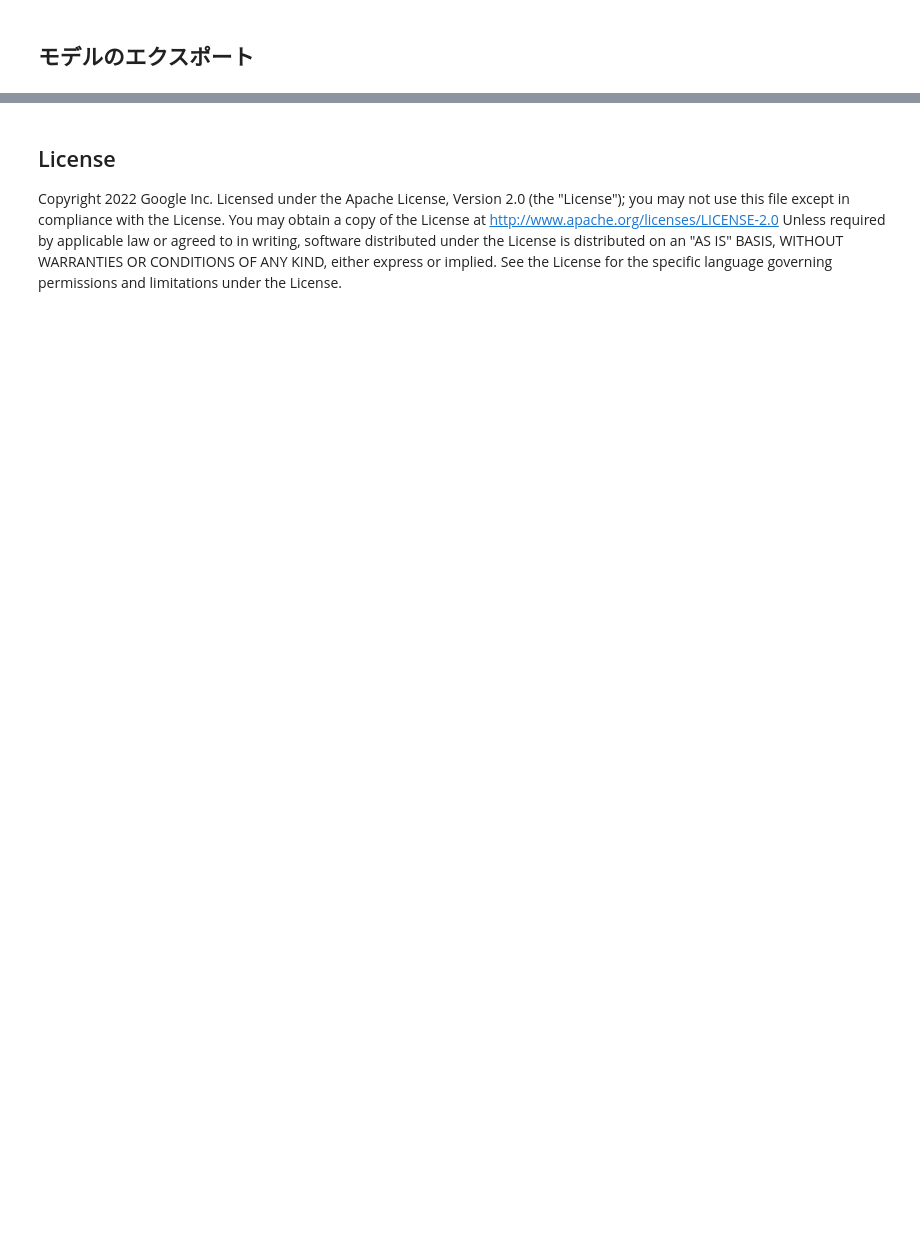
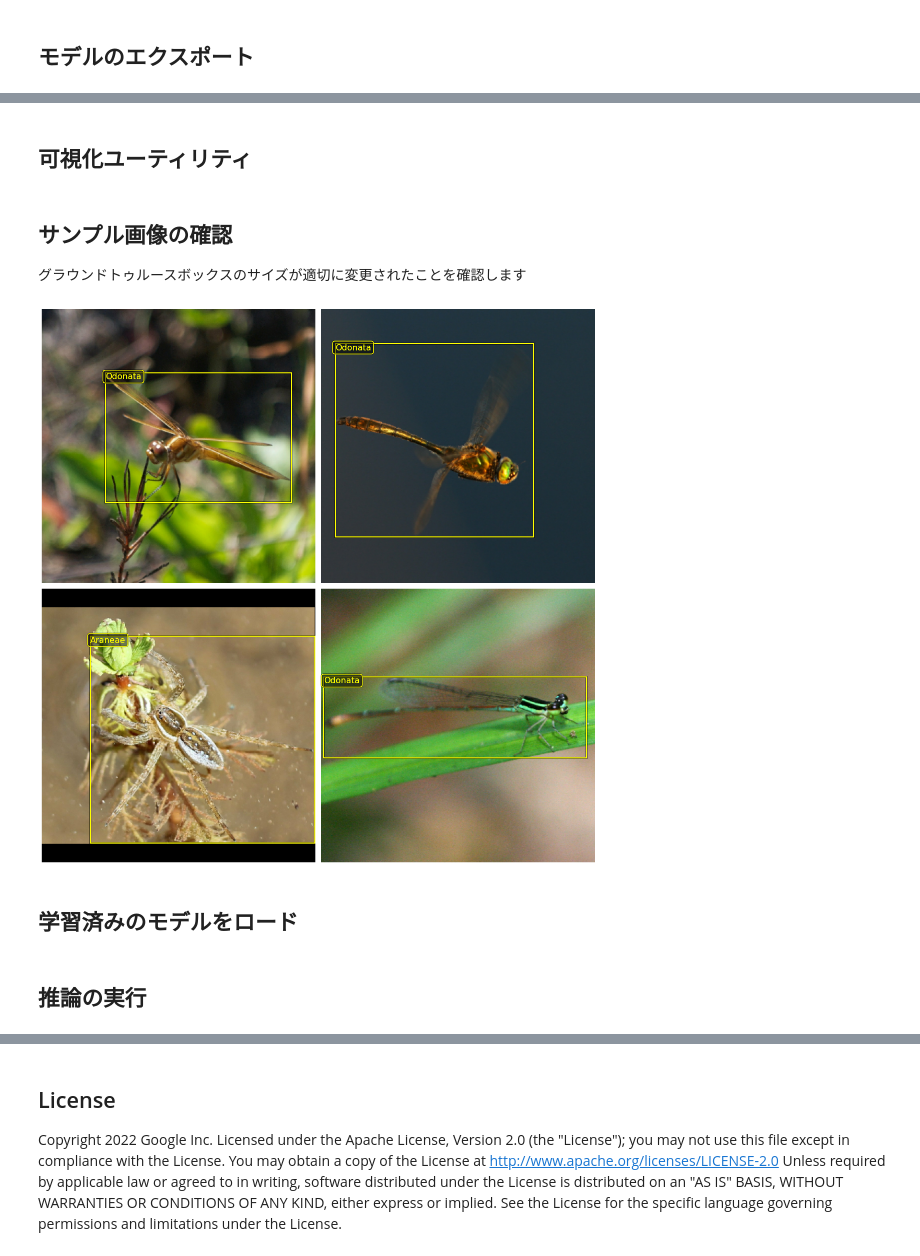
Before and after one commit to takumiohym/practical-ml-vision-book-ja, a Jupyter notebook: 04_detect_segment/04ab_retinanet_arthropods_train.ipynb, the cells around one changed output, grey strips where cells are left out. Cells and saved outputs as stored; diff of their text form; code cells hidden in the pictures; blank space fills up the shorter version.

```diff
--- a/04_detect_segment/04ab_retinanet_arthropods_train.ipynb
+++ b/04_detect_segment/04ab_retinanet_arthropods_train.ipynb
@@ -75,8 +75,6 @@ MODEL_DIR = MODEL_ARTIFACT_BUCKET + str(int(time.time()))
 # %% [markdown]
 ## TPU/GPU検出
 # %%
-strategy = tf.distribute.get_strategy()
-
 try: # detect TPUs
     tpu = tf.distribute.cluster_resolver.TPUClusterResolver.connect()
     strategy = tf.distribute.TPUStrategy(tpu)
@@ -109,7 +127,8 @@ INFO:tensorflow:*** Num TPU Workers: 1
 # %%
 TRAIN_DATA_PATH_PATTERN = 'gs://practical-ml-vision-book/arthropod_detection_tfr/size_w1024px/*.train.tfrec'
 VALID_DATA_PATH_PATTERN = 'gs://practical-ml-vision-book/arthropod_detection_tfr/size_w1024px/*.test.tfrec'
-SPINET_MOBILE_CHECKPOINT = 'gs://practical-ml-vision-book/arthropod_detection_tfr/spinenet_mobile_checkpoint/'
+
+SPINET_MOBILE_CHECKPOINT = f'gs://{BUCKET}/ckpt/ckpt-277200'
 
 BATCH_SIZE = 32 * strategy.num_replicas_in_sync
 
@@ -118,19 +137,6 @@ EPOCHS = 80
 RAW_CLASSES = ['Lepidoptera', 'Hymenoptera', 'Hemiptera', 'Odonata', 'Diptera', 'Araneae', 'Coleoptera',
                '_truncated', '_blurred', '_occluded', ]
 CLASSES = [klass for klass in RAW_CLASSES if klass not in ['_truncated', '_blurred', '_occluded']]
-
-# Lepidoptera = butterfies and moths
-# Hymenoptera = wasps, bees and ants
-# Hemiptera = true bugs (cicadas, aphids, shield bugs, ...)
-# Odonata = dragonflies
-# Diptera = fies
-# Araneae = spiders
-# Coleoptera = beetles
-
-# NOT IN DATASET
-# Orthoptera = grasshoppers
-
-print("Model dir:", MODEL_DIR)
 # %% [markdown]
 ## データファイルのロード
 データセットはすでにTFRecord形式で準備されています。<br/>
@@ -174,0 +204,4 @@ Global batch size: 256
+# %%
+if type(strategy) == tf.distribute.TPUStrategy:
+    params.runtime.distribution_strategy = 'tpu'
+    params.runtime.tpu = tpu.get_master()
@@ -344,0 +577,11 @@ print(f'saved model path: {MODEL_DIR}/saved_model')
+# %%
+DATA_PATH_PATTERN = 'gs://practical-ml-vision-book/arthropod_detection_tfr/size_w1024px/*test.tfrec'
+
+filenames = tf.io.gfile.glob(DATA_PATH_PATTERN)
+dataset = load_tfrecord_dataset(filenames)
+dataset = dataset.map(resize_and_crop_image_and_boxes)
+dataset = dataset.shuffle(100)
+dataset = dataset.apply(tf.data.experimental.dense_to_ragged_batch(4))
+dataset_iterator = iter(dataset)
+# %% [markdown]
+## 可視化ユーティリティ
@@ -344,0 +637,17 @@ print(f'saved model path: {MODEL_DIR}/saved_model')
+# %% [markdown]
+## サンプル画像の確認
+グラウンドトゥルースボックスのサイズが適切に変更されたことを確認します
+# %%
+# you can run this entire section multiple times to load and predict on new images
+
+# sample images
+image_tensor, source_ids, ground_truth_boxes, labels = next(dataset_iterator)
+images = [im.numpy() for im in image_tensor] # must do this for ragged
+
+# must shift labels back to 0-based for visualization
+labels -= 1
+display_with_boxes(images, ground_truth_boxes, labels, None, CLASSES, ground_truth_boxes=[])
+# %% [output]
+[figure, added]
+# %% [markdown]
+## 学習済みのモデルをロード
@@ -344,0 +656,2 @@ print(f'saved model path: {MODEL_DIR}/saved_model')
+# %% [markdown]
+## 推論の実行
```
Also changed, not shown: parts of 32 cells of this notebook, 1 other file.
